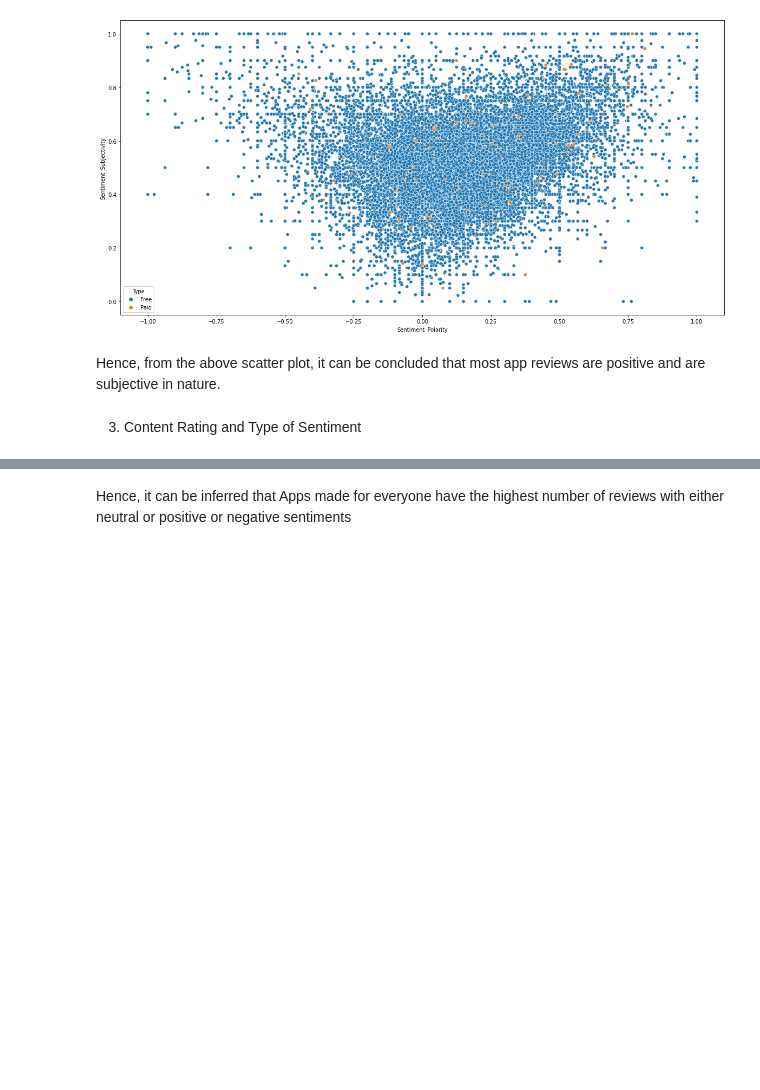
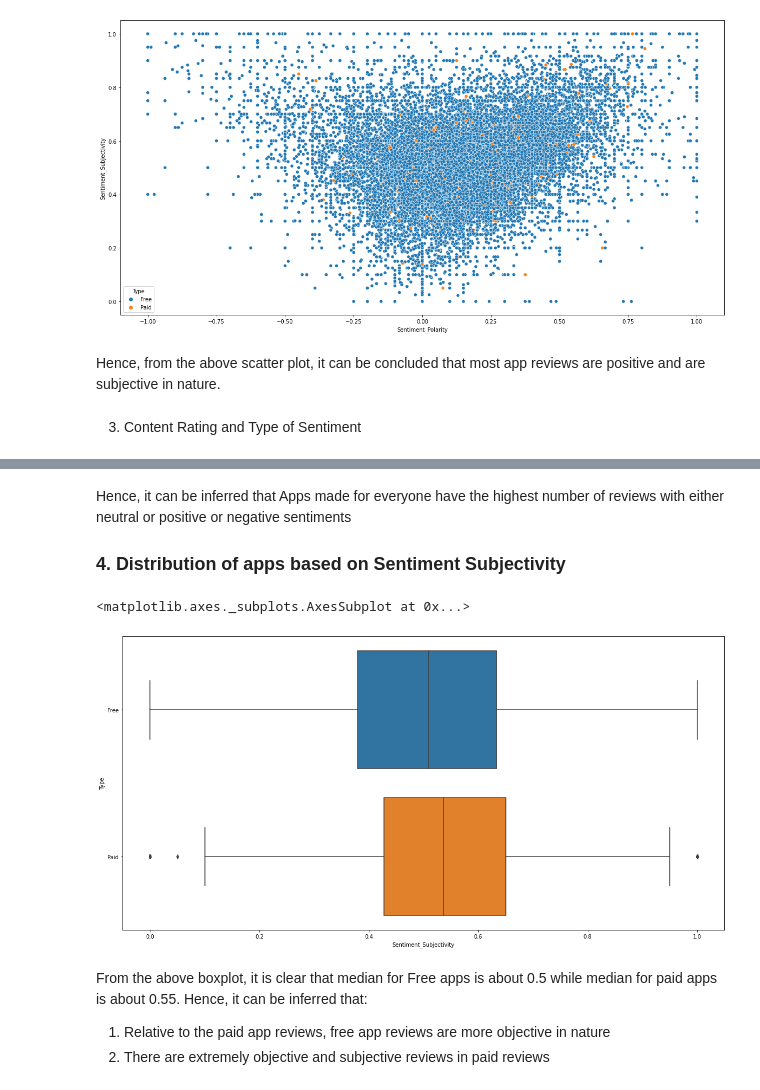
Before and after one commit to Sanjeevhegde009/EDA-Capstone-Project-Playstore-App-Data-Review, a Jupyter notebook: EDA_Capstone_Project_Playstore_App_Reviews.ipynb, the cells around one changed output, grey strips where cells are left out. Cells and saved outputs as stored; diff of their text form; code cells hidden in the pictures; blank space fills up the shorter version.

```diff
--- a/EDA_Capstone_Project_Playstore_App_Reviews.ipynb
+++ b/EDA_Capstone_Project_Playstore_App_Reviews.ipynb
@@ -853,2 +859,14 @@ Text(0.5, 1.0, 'User Sentiment Vs Content Rating')
 # %% [markdown]
 Hence, it can be inferred that Apps made for everyone have the highest number of reviews with either neutral or positive or negative sentiments
+### 4. Distribution of apps based on Sentiment Subjectivity
+# %%
+plt.rcParams['figure.figsize']=(20,10)
+sns.boxplot(y='Type',x='Sentiment_Subjectivity',data=ultimate_df,orient='h')
+# %% [output]
+<matplotlib.axes._subplots.AxesSubplot at 0x...>
+[figure, added]
+# %% [markdown]
+From the above boxplot, it is clear that median for Free apps is about 0.5 while median for paid apps is about 0.55.
+Hence, it can be inferred that:
+1. Relative to the paid app reviews, free app reviews are more objective in nature
+2. There are extremely objective and subjective reviews in paid reviews
```
Also changed, not shown: parts of 7 cells of this notebook.
